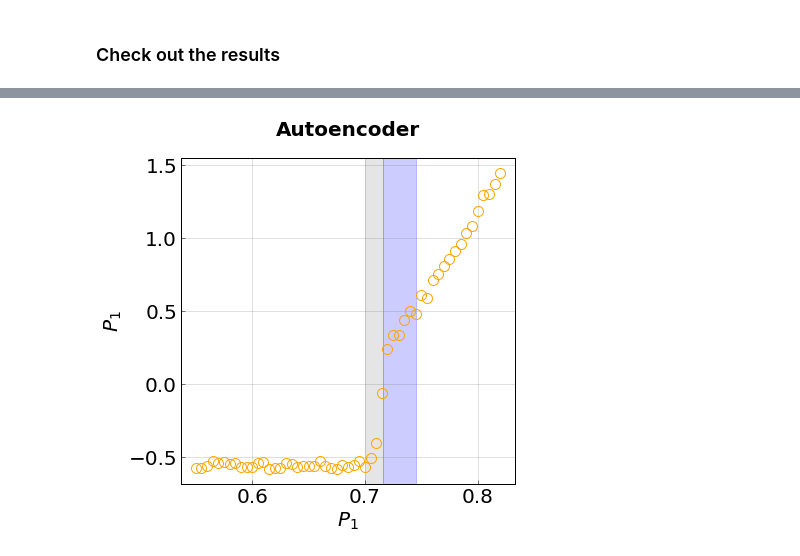
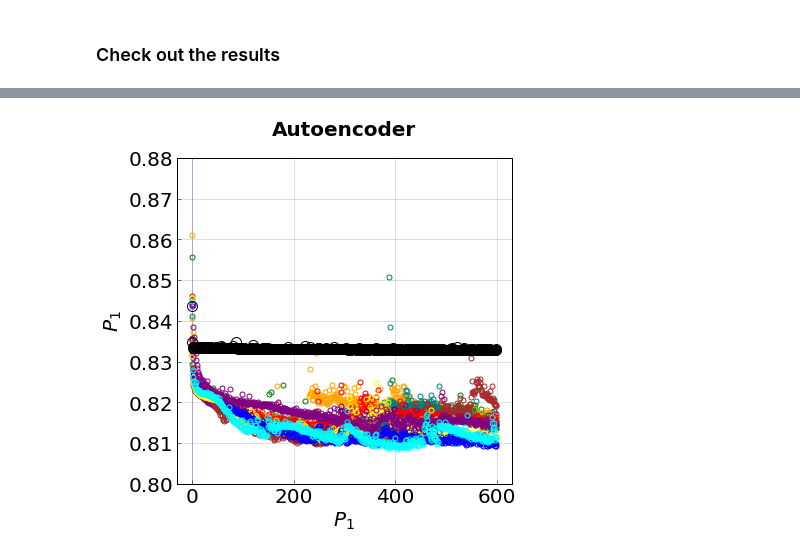
Before and after one commit to truskett-group-ut/hard_disks_pca, a Jupyter notebook: autoencoder.ipynb, the cells around one changed output, grey strips where cells are left out. Saved outputs shown, nothing was run; the diff lists cells and outputs as text; code cells hidden in the pictures.

```diff
--- a/autoencoder.ipynb
+++ b/autoencoder.ipynb
@@ -136,3 +142,7 @@ print model.layer_dims
+# %%
+model = AutoEncoder(dim=dim, encode_dim=1,
+                    initial_growth=0.25, shrink=0.25,
+                    activation='linear')
 # %%
 print model.layer_dims
 # %% [output]
@@ -253,0 +343,4 @@ plt.show()
+# %%
+model = AutoEncoder(dim=dim, encode_dim=1,
+                    initial_growth=0.25, shrink=0.65,
+                    activation='selu', kernel_initializer='lecun_normal')
@@ -253,0 +367,22 @@ plt.show()
+# %%
+OP_set = []
+error_set = []
+for i in range(10):
+    print i
+    model.autoencoder.load_weights('./model/weights_{}.hdf5'.format(i))
+    model.Compile(optimizer='adamax', loss='mean_squared_error')
+    encoded_data = model.Predict(corrected_features)
+    OP = []
+    for j in range(len(etas)):
+        OP.append(mean(encoded_data[:,0][j*400:j*400+400]))
+    OP_set.append(OP)
+    error_set.append(loadtxt('./model/val_loss_{}.txt'.format(i)))
+
+print 'linear'
+model.autoencoder.load_weights('./model/weights_linear.hdf5'.format(i))
+model.Compile(optimizer='adamax', loss='mean_squared_error')
+encoded_data = model.Predict(corrected_features)
+OP_linear = []
+for i in range(len(etas)):
+    OP_linear.append(mean(encoded_data[:,0][i*400:i*400+400]))
+error_linear = loadtxt('./model/val_loss_linear.txt')
@@ -254,42 +401,44 @@ plt.show()
 # %%
 #plot the principal components
-colors = 200*['green', 'purple', 'orange', 'teal', 'black', 'red']
+colors = 200*['green', 'purple', 'orange', 'teal', 'red', 'brown', 'yellow', 'blue', 'purple', 'cyan']
 
 #highlight the transition region if found
 plt.axvspan(0.700, 0.716, alpha=0.2, color='grey')
 plt.axvspan(0.716, 0.745, alpha=0.2, color='blue')
 
-plt.plot(etas, array(OP), marker='o', linewidth=0.0, markersize=10, color = 'orange', alpha=1.0, markerfacecolor='None')
+for i in range(len(OP_set)):
+    plt.plot(range(len(error_set[i])), error_set[i], marker='o', linewidth=0.0, markersize=5, color = colors[i], alpha=1.0, markerfacecolor='None')
 
+plt.plot(range(len(error_linear)), error_linear, marker='o', linewidth=0.0, markersize=10, color = 'black', alpha=2.0, markerfacecolor='None')
 
 #backround grid details
 axes = plt.gca()
 axes.grid(b = True, which = 'both', axis = 'both', color = 'gray', linestyle = '-', alpha = 0.5, linewidth = 0.5)
 axes.set_axis_bgcolor('white')
 
 #font scpecifications
 title_font = {'family' : 'arial', 'color'  : 'black', 'weight' : 'heavy','size': 20}
 axis_label_font = {'family' : 'arial', 'color'  : 'black', 'weight' : 'normal','size': 20}
 
 #figure size and tick style
 plt.rcParams["figure.figsize"] = [6,6]
 plt.rc('axes',edgecolor='black',linewidth=1)
 plt.tick_params(which='both', axis='both', color='black', length=4, width=0.5)
 plt.rcParams['xtick.direction'] = 'in'
 plt.rcParams['ytick.direction'] = 'in'
 
 #plt.yscale('log')
-#plt.ylim(0,0.3)
+plt.ylim(0.8,0.88)
 
 plt.xlabel(r'$P_{1}$', y=3, fontsize=20, fontdict = axis_label_font)
 plt.ylabel(r'$P_{1}$', fontsize=20, fontdict = axis_label_font)
 
 #title and axis labels
 plt.tick_params(axis='both', labelsize=20)
 plt.title('Autoencoder', y=1.05, fontdict = title_font)
 
 plt.show()
 # %% [output]
-[figure, old version]
+[figure, new version]
 # %%
 #plot the principal components
```
Also changed, not shown: parts of 36 cells of this notebook, 3 other files.
